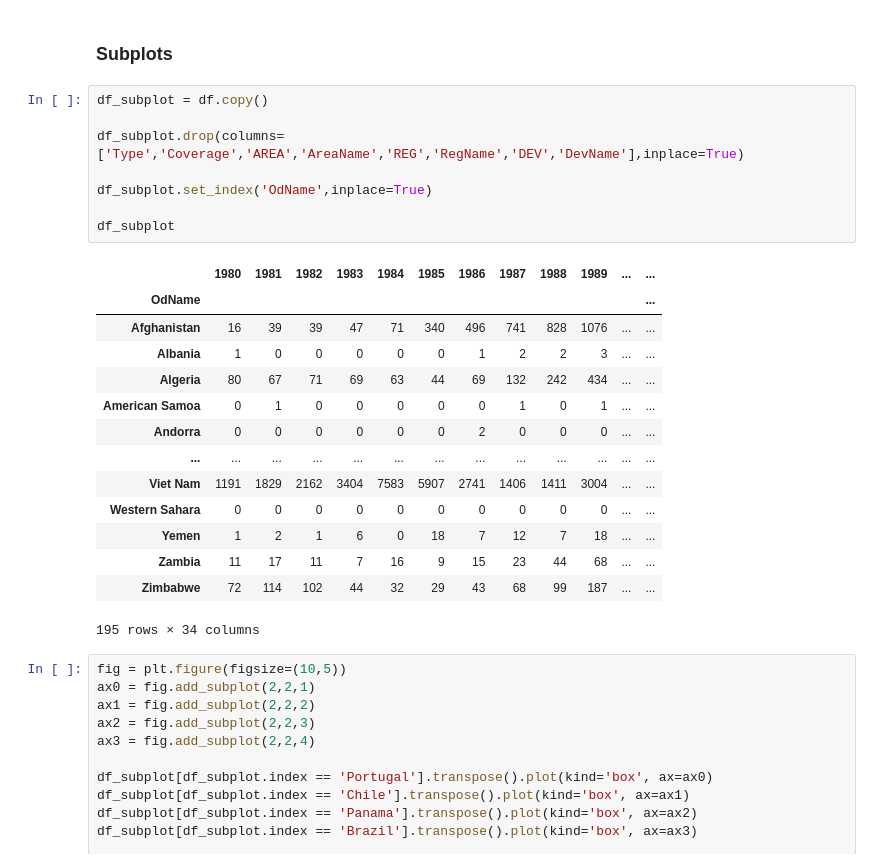
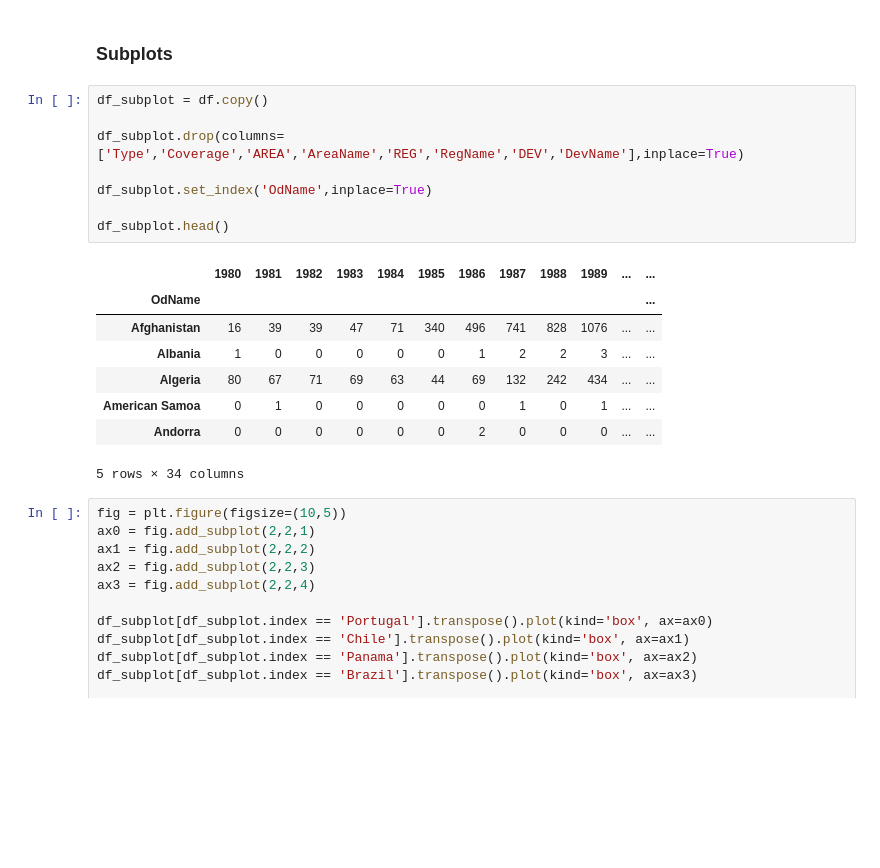
Before and after one commit to 0xrsfagundes/IBM, a Jupyter notebook: IBM/Data Visualization with Python/Data Visualization with Python - Lab3.ipynb, the cells around one changed output. Saved outputs shown, nothing was run; the diff lists cells and outputs as text; blank space fills up the shorter version.

```diff
--- a/IBM/Data Visualization with Python/Data Visualization with Python - Lab3.ipynb
+++ b/IBM/Data Visualization with Python/Data Visualization with Python - Lab3.ipynb
@@ -88,26 +88,20 @@ df_box.transpose().describe()
 # %%
 df_subplot = df.copy()
 
 df_subplot.drop(columns=['Type','Coverage','AREA','AreaName','REG','RegName','DEV','DevName'],inplace=True)
 
 df_subplot.set_index('OdName',inplace=True)
 
-df_subplot
+df_subplot.head()
 # %% [output]
 |  | 1980 | 1981 | 1982 | 1983 | 1984 | 1985 | 1986 | 1987 | 1988 | 1989 | ... | ... |
 | OdName |  |  |  |  |  |  |  |  |  |  |  | ... |
 | Afghanistan | 16 | 39 | 39 | 47 | 71 | 340 | 496 | 741 | 828 | 1076 | ... | ... |
 | Albania | 1 | 0 | 0 | 0 | 0 | 0 | 1 | 2 | 2 | 3 | ... | ... |
 | Algeria | 80 | 67 | 71 | 69 | 63 | 44 | 69 | 132 | 242 | 434 | ... | ... |
 | American Samoa | 0 | 1 | 0 | 0 | 0 | 0 | 0 | 1 | 0 | 1 | ... | ... |
 | Andorra | 0 | 0 | 0 | 0 | 0 | 0 | 2 | 0 | 0 | 0 | ... | ... |
-| ... | ... | ... | ... | ... | ... | ... | ... | ... | ... | ... | ... | ... |
-| Viet Nam | 1191 | 1829 | 2162 | 3404 | 7583 | 5907 | 2741 | 1406 | 1411 | 3004 | ... | ... |
-| Western Sahara | 0 | 0 | 0 | 0 | 0 | 0 | 0 | 0 | 0 | 0 | ... | ... |
-| Yemen | 1 | 2 | 1 | 6 | 0 | 18 | 7 | 12 | 7 | 18 | ... | ... |
-| Zambia | 11 | 17 | 11 | 7 | 16 | 9 | 15 | 23 | 44 | 68 | ... | ... |
-| Zimbabwe | 72 | 114 | 102 | 44 | 32 | 29 | 43 | 68 | 99 | 187 | ... | ... |
-195 rows × 34 columns
+5 rows × 34 columns
 # %%
 fig = plt.figure(figsize=(10,5))
 ax0 = fig.add_subplot(2,2,1)
```
Also changed, not shown: parts of 6 cells of this notebook.
